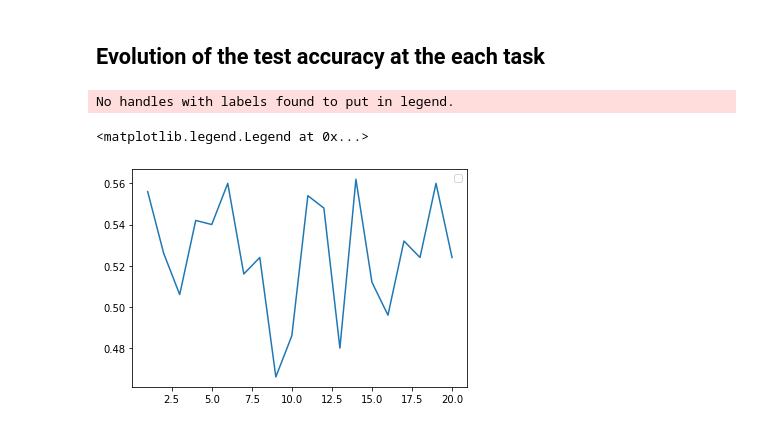
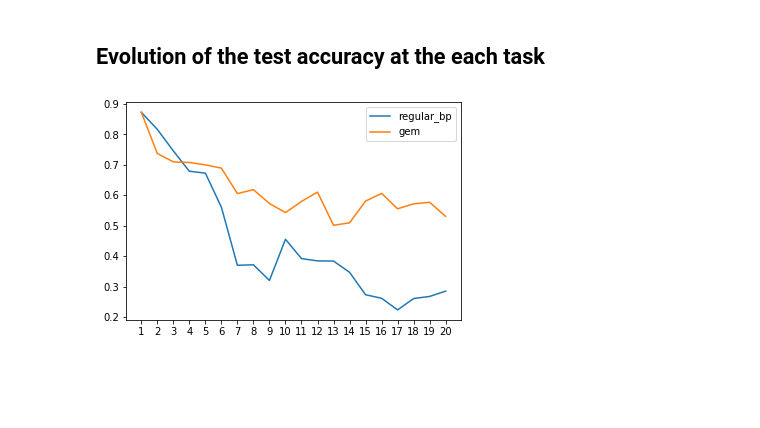
Before and after one commit to yifyang/MER_experiment, a Jupyter notebook: plot/plot.ipynb, the cells around one changed output. Saved outputs shown, nothing was run; the diff lists cells and outputs as text; code cells hidden in the pictures; blank space fills up the shorter version.

```diff
--- a/plot/plot.ipynb
+++ b/plot/plot.ipynb
@@ -9,13 +9,13 @@ There are two ways to do the comparison.
 import torch
 import matplotlib.pyplot as plt
 
-torch_file = "gem_cifar100_20_o.pt_2020_03_09_23_11_13_56104346bb084dabbe4765ec272358e0.pt"
+torch_file = "gem_mnist_permutations.pt_2020_03_10_01_47_17_346ebec52b16414fb0ea121cde67f159.pt"
 # MNIST: "gem_mnist_permutations.pt_2020_02_28_23_33_35_6fb6b138bdf34cbf9dd783499b4e3fa3.pt"
 
-samples_per_task = 2500 # MNIST permutation: 3000; cifar100: 2500
-batch_size = 10 # MNIST permutation: 1; cifar100: 10
+samples_per_task = 3000 # MNIST permutation: 3000; cifar100: 2500
+batch_size = 1 # MNIST permutation: 1; cifar100: 10
 batch_per_task = int(samples_per_task / batch_size)
-layers = 4
+layers = 6
 
 all_data = torch.load(torch_file, map_location = "cpu")
 # %% [markdown]
@@ -116,19 +123,17 @@ tasks.append(current_task+1)
 for j in range(current_task+1):
     result_a[j].append(all_data[1][i][j])
 
-plt.plot(tasks, result_a[0])
-plt.legend()
+# plt.plot(tasks, result_a[0])
+# plt.legend()
-# %% [output]
-No handles with labels found to put in legend.
-<matplotlib.legend.Legend at 0x...>
-[figure, removed]
 # %%
 # regular = result_a[0]
 # gem = result_a[0]
 
-# plt.plot(tasks, regular, label="regular_bp")
-# plt.plot(tasks, gem, label="gem")
-# plt.xticks(tasks)
-# plt.legend()
-# plt.savefig("accuracy.png")
+plt.plot(tasks, regular, label="regular_bp")
+plt.plot(tasks, gem, label="gem")
+plt.xticks(tasks)
+plt.legend()
+plt.savefig("accuracy.png")
+# %% [output]
+[figure, added]
 # %%
```
Also changed, not shown: parts of 2 cells of this notebook, 2 other files.
